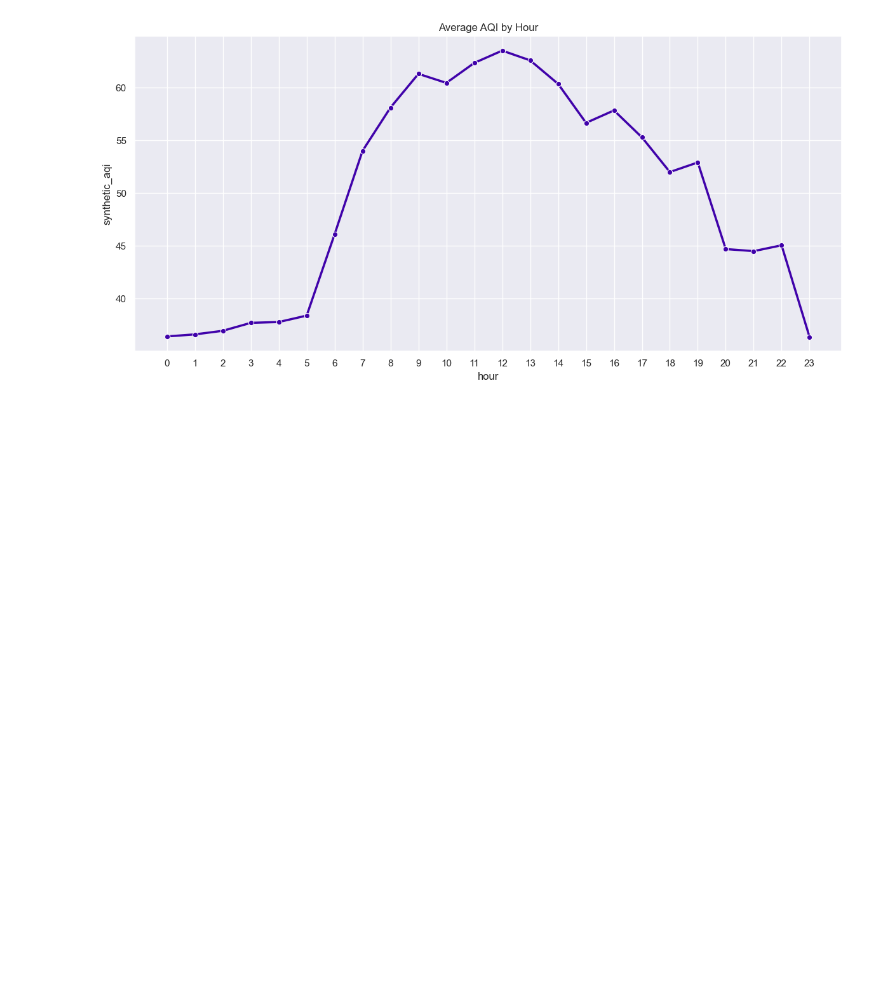
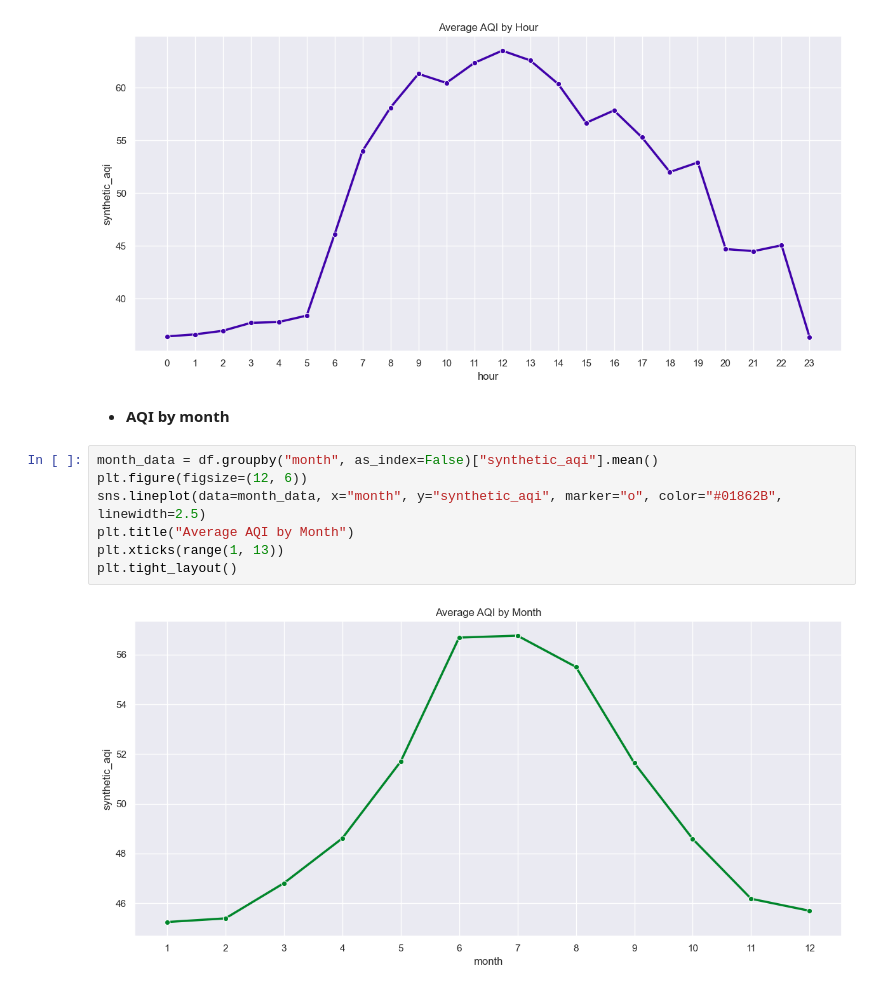
Before and after one commit to geershatisaxena/AQI-Data-Analysis, a Jupyter notebook: air quality.ipynb, the cells around one changed output. Cells and saved outputs as stored; diff of their text form; blank space fills up the shorter version.

Commit message:
month

```diff
--- a/air quality.ipynb
+++ b/air quality.ipynb
@@ -1217,3 +1217,14 @@ plt.xticks(range(24))
 plt.tight_layout()
 # %% [output]
 [figure]
+# %% [markdown]
+- **AQI by month**
+# %%
+month_data = df.groupby("month", as_index=False)["synthetic_aqi"].mean()
+plt.figure(figsize=(12, 6))
+sns.lineplot(data=month_data, x="month", y="synthetic_aqi", marker="o", color="#01862B", linewidth=2.5)
+plt.title("Average AQI by Month")
+plt.xticks(range(1, 13))
+plt.tight_layout()
+# %% [output]
+[figure, added]
```
